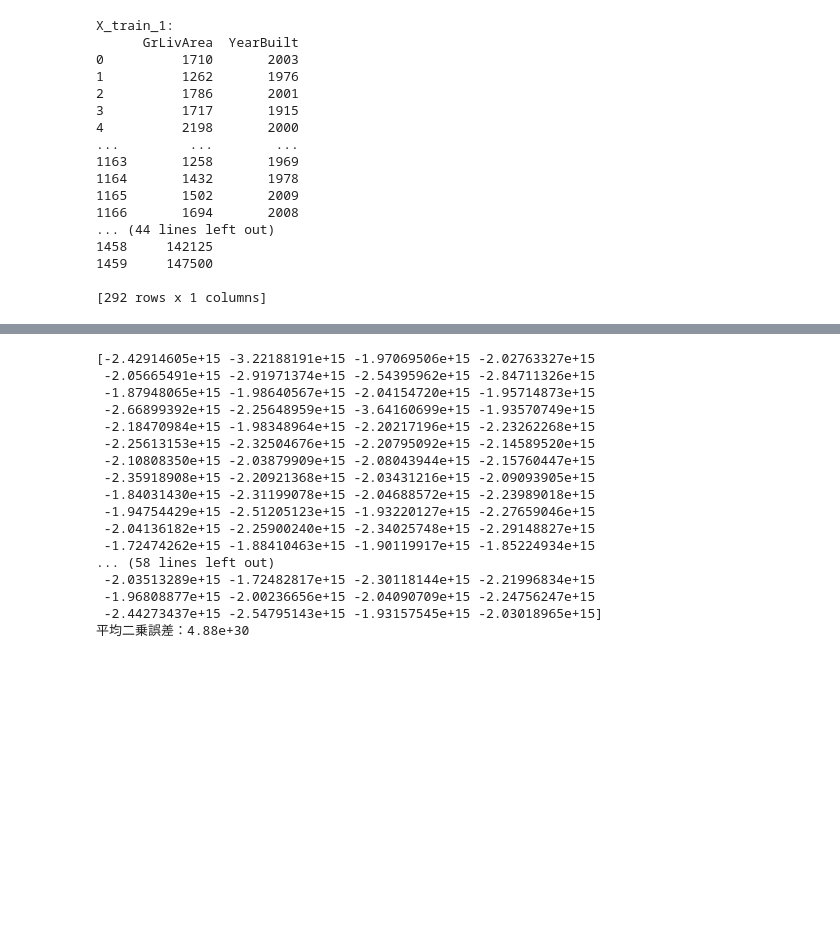
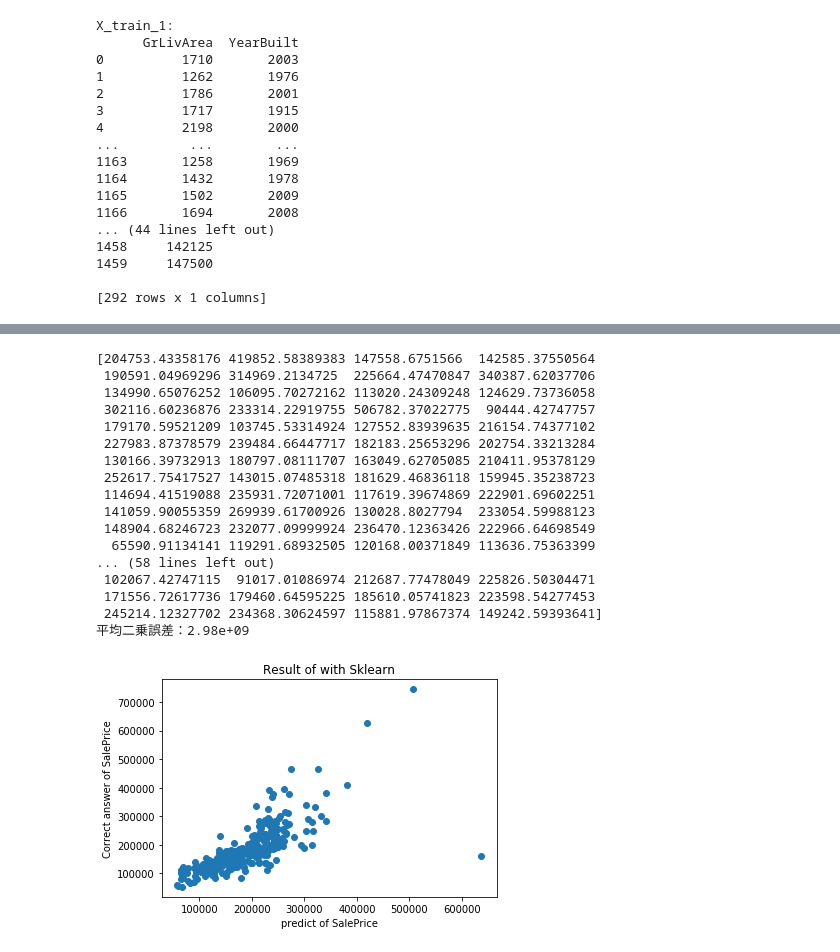
Before and after one commit to Mishiba-Toshihiro/diveintocode-ml, a Jupyter notebook: Sprint2 機械学習スクラッチ入門.ipynb, the cells around one changed output, grey strips where cells are left out. Saved outputs shown, nothing was run; the diff lists cells and outputs as text; code cells hidden in the pictures; blank space fills up the shorter version.

```diff
--- a/Sprint2 機械学習スクラッチ入門.ipynb
+++ b/Sprint2 機械学習スクラッチ入門.ipynb
@@ -695,9 +714,15 @@ print("平均二乗誤差：{:.3g}".format(MSE))
 # %%
-# スクラッチ関数を呼び出した値で評価
+# sklearnを呼び出した値で評価
 from sklearn.metrics import mean_squared_error
 from sklearn.linear_model import SGDRegressor
 
 X_train_2, X_test_2, y_train_2, y_test_2 = train_test_split(X,y,train_size=0.8,shuffle=False)
+
+scaler = StandardScaler()
+scaler.fit(X_train_2)
+X_train_2 = scaler.transform(X_train_2)
+X_test_2 = scaler.transform(X_test_2)
+
 
 SGDR_2 = SGDRegressor()
 
@@ -709,20 +734,28 @@ MSE = mean_squared_error(y_test_2,y_pred_2)
 print(y_pred_2)
 print("平均二乗誤差：{:.3g}".format(MSE))
 # %% [output]
-[-2.42914605e+15 -3.22188191e+15 -1.97069506e+15 -2.02763327e+15
- -2.05665491e+15 -2.91971374e+15 -2.54395962e+15 -2.84711326e+15
- -1.87948065e+15 -1.98640567e+15 -2.04154720e+15 -1.95714873e+15
- -2.66899392e+15 -2.25648959e+15 -3.64160699e+15 -1.93570749e+15
- -2.18470984e+15 -1.98348964e+15 -2.20217196e+15 -2.23262268e+15
- -2.25613153e+15 -2.32504676e+15 -2.20795092e+15 -2.14589520e+15
- -2.10808350e+15 -2.03879909e+15 -2.08043944e+15 -2.15760447e+15
- -2.35918908e+15 -2.20921368e+15 -2.03431216e+15 -2.09093905e+15
- -1.84031430e+15 -2.31199078e+15 -2.04688572e+15 -2.23989018e+15
- -1.94754429e+15 -2.51205123e+15 -1.93220127e+15 -2.27659046e+15
- -2.04136182e+15 -2.25900240e+15 -2.34025748e+15 -2.29148827e+15
- -1.72474262e+15 -1.88410463e+15 -1.90119917e+15 -1.85224934e+15
+[204753.43358176 419852.58389383 147558.6751566  142585.37550564
+ 190591.04969296 314969.2134725  225664.47470847 340387.62037706
+ 134990.65076252 106095.70272162 113020.24309248 124629.73736058
+ 302116.60236876 233314.22919755 506782.37022775  90444.42747757
+ 179170.59521209 103745.53314924 127552.83939635 216154.74377102
+ 227983.87378579 239484.66447717 182183.25653296 202754.33213284
+ 130166.39732913 180797.08111707 163049.62705085 210411.95378129
+ 252617.75417527 143015.07485318 181629.46836118 159945.35238723
+ 114694.41519088 235931.72071001 117619.39674869 222901.69602251
+ 141059.90055359 269939.61700926 130028.8027794  233054.59988123
+ 148904.68246723 232077.09999924 236470.12363426 222966.64698549
+  65590.91134141 119291.68932505 120168.00371849 113636.75363399
 ... (58 lines left out)
- -2.03513289e+15 -1.72482817e+15 -2.30118144e+15 -2.21996834e+15
- -1.96808877e+15 -2.00236656e+15 -2.04090709e+15 -2.24756247e+15
- -2.44273437e+15 -2.54795143e+15 -1.93157545e+15 -2.03018965e+15]
-平均二乗誤差：4.88e+30
+ 102067.42747115  91017.01086974 212687.77478049 225826.50304471
+ 171556.72617736 179460.64595225 185610.05741823 223598.54277453
+ 245214.12327702 234368.30624597 115881.97867374 149242.59393641]
+平均二乗誤差：2.98e+09
+# %%
+plt.scatter(y_pred_2,y_test_2)
+plt.title("Result of with Sklearn")
+plt.xlabel("predict of SalePrice")
+plt.ylabel("Correct answer of SalePrice")
+plt.show()
+# %% [output]
+[figure, added]
```
Also changed, not shown: parts of 10 cells of this notebook.
